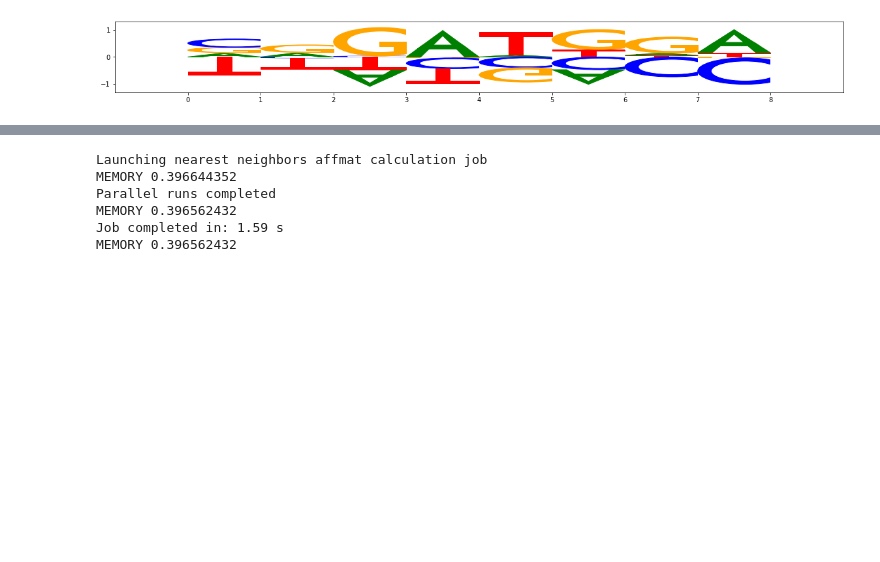
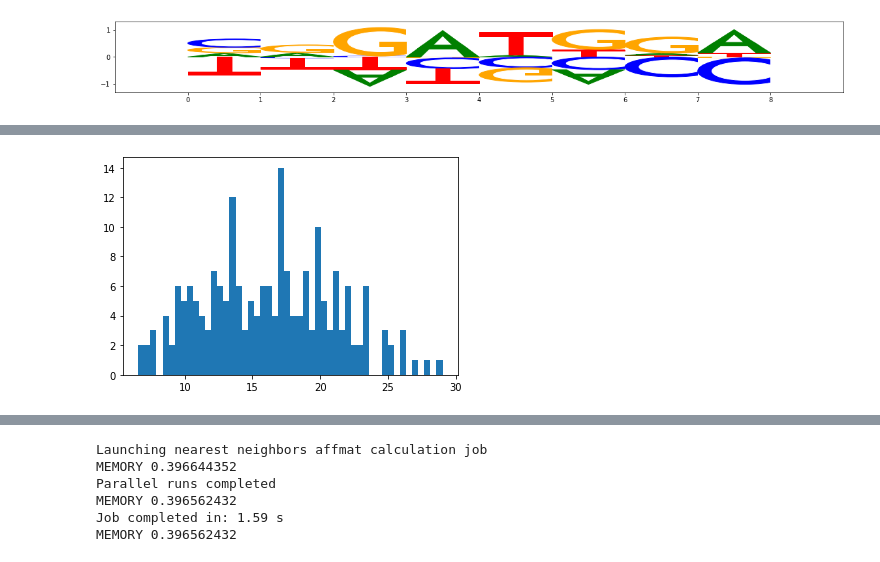
Before and after one commit to AvantiShri/colab_notebooks, a Jupyter notebook: misc_examples/SimulateImpScores.ipynb, the cells around one changed output, grey strips where cells are left out. Saved outputs shown, nothing was run; the diff lists cells and outputs as text; code cells hidden in the pictures; blank space fills up the shorter version.

```diff
--- a/misc_examples/SimulateImpScores.ipynb
+++ b/misc_examples/SimulateImpScores.ipynb
@@ -384,0 +399,6 @@ from modisco.visualization import viz_sequence
+# %%
+from matplotlib import pyplot as plt
+plt.hist(np.sum(bg_actual_scores, axis=(1,2)), bins=50)
+plt.show()
+# %% [output]
+[figure, added]
```
Also changed, not shown: parts of 9 cells of this notebook.
